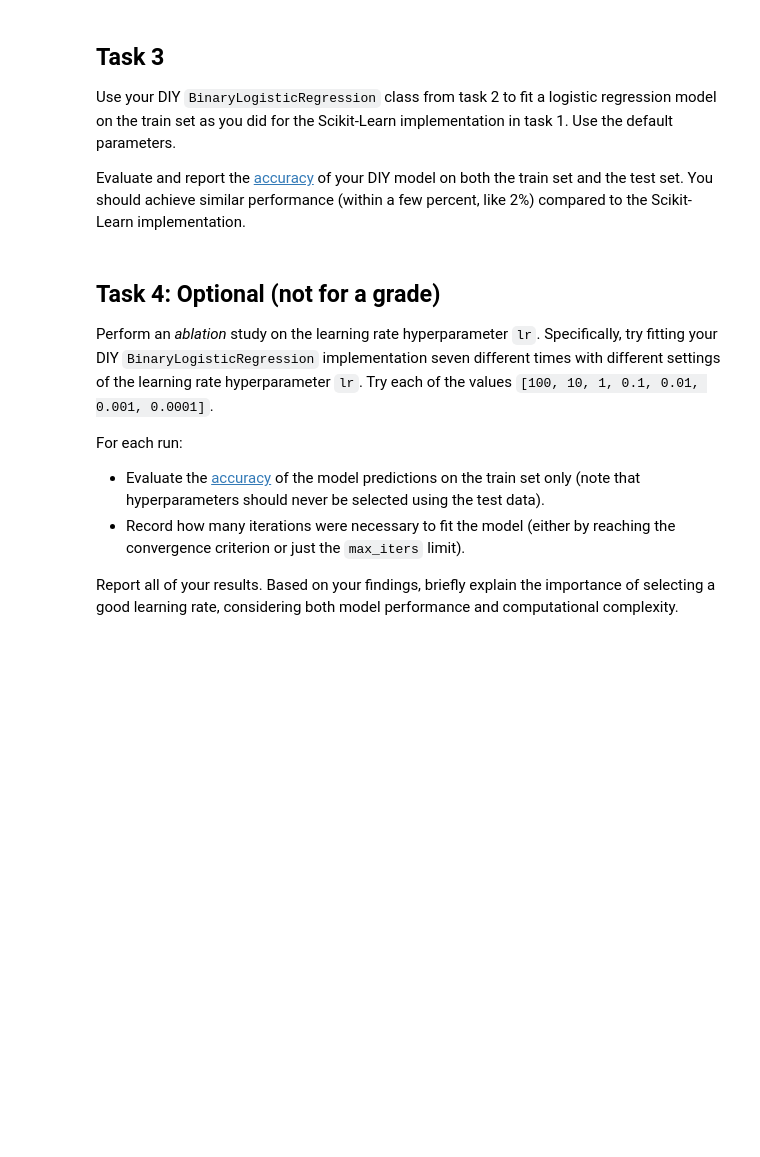
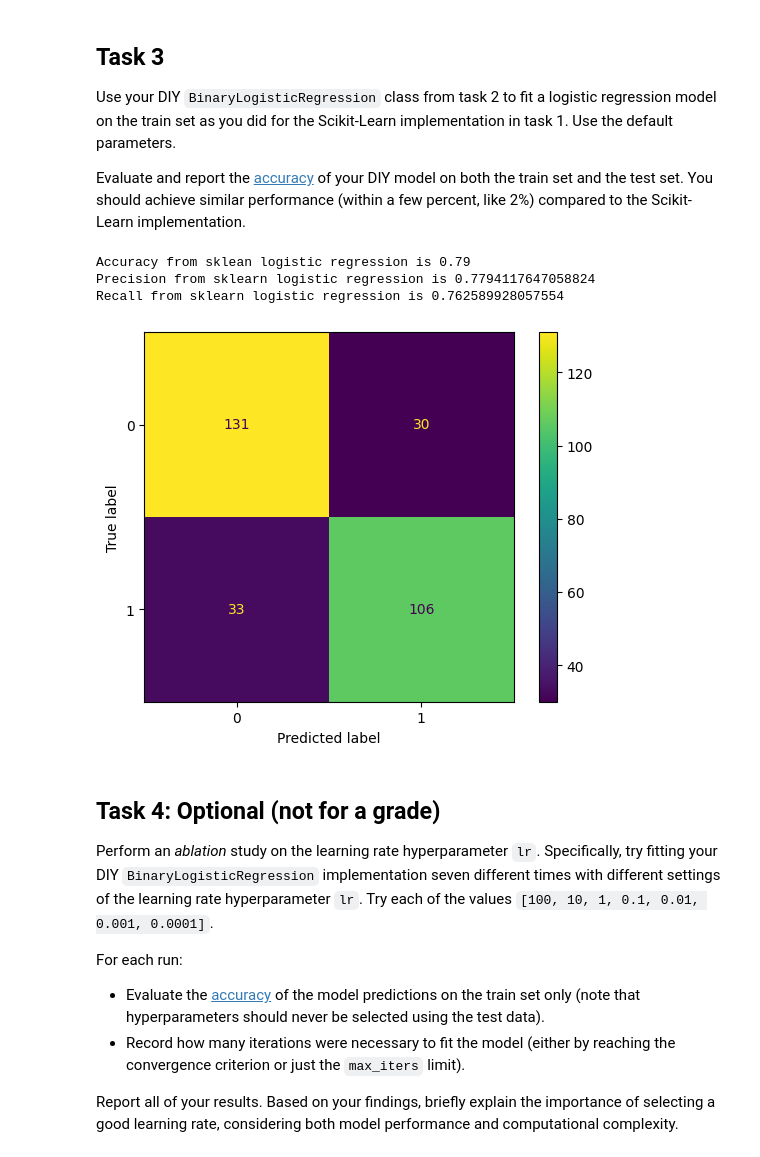
Before and after one commit to marcusmcfadden/CS372_HW, a Jupyter notebook: hw2/2-logistic.ipynb, the cells around one changed output. Cells and saved outputs as stored; diff of their text form; code cells hidden in the pictures; blank space fills up the shorter version.

```diff
--- a/hw2/2-logistic.ipynb
+++ b/hw2/2-logistic.ipynb
@@ -210,3 +242,34 @@ Evaluate and report the [accuracy](https://scikit-learn.org/stable/modules/gener
+# %%
+# Write code for task 3 here
+
+random_state = 2025
+# PENALTY IS DEPRECATED. C = np.inf REPLACES IT
+penalty = None
+C=np.inf
+max_iter = 10000
+
+
+my_log_regression = BinaryLogisticRegression(random_state=random_state, max_iters=max_iter)
+my_log_regression.fit(X_train, y_train)
+
+my_preds = my_log_regression.predict(X_test)
+
+ # Show confusion matrix stuff
+cm = confusion_matrix(y_test, my_preds)
+
+cm_display = ConfusionMatrixDisplay(cm).plot()
+acc_mine = accuracy_score(y_test, my_preds)
+prec_mine = precision_score(y_test, my_preds)
+recall_mine = recall_score(y_test, my_preds)
+
+print(f"Accuracy from sklean logistic regression is {acc_mine}")
+print(f"Precision from sklearn logistic regression is {prec_mine}")
+print(f"Recall from sklearn logistic regression is {recall_mine}")
+# %% [output]
+Accuracy from sklean logistic regression is 0.79
+Precision from sklearn logistic regression is 0.7794117647058824
+Recall from sklearn logistic regression is 0.762589928057554
+[figure, added]
 # %% [markdown]
 ## Task 4: Optional (not for a grade)
 
```
Also changed, not shown: parts of 4 cells of this notebook.
